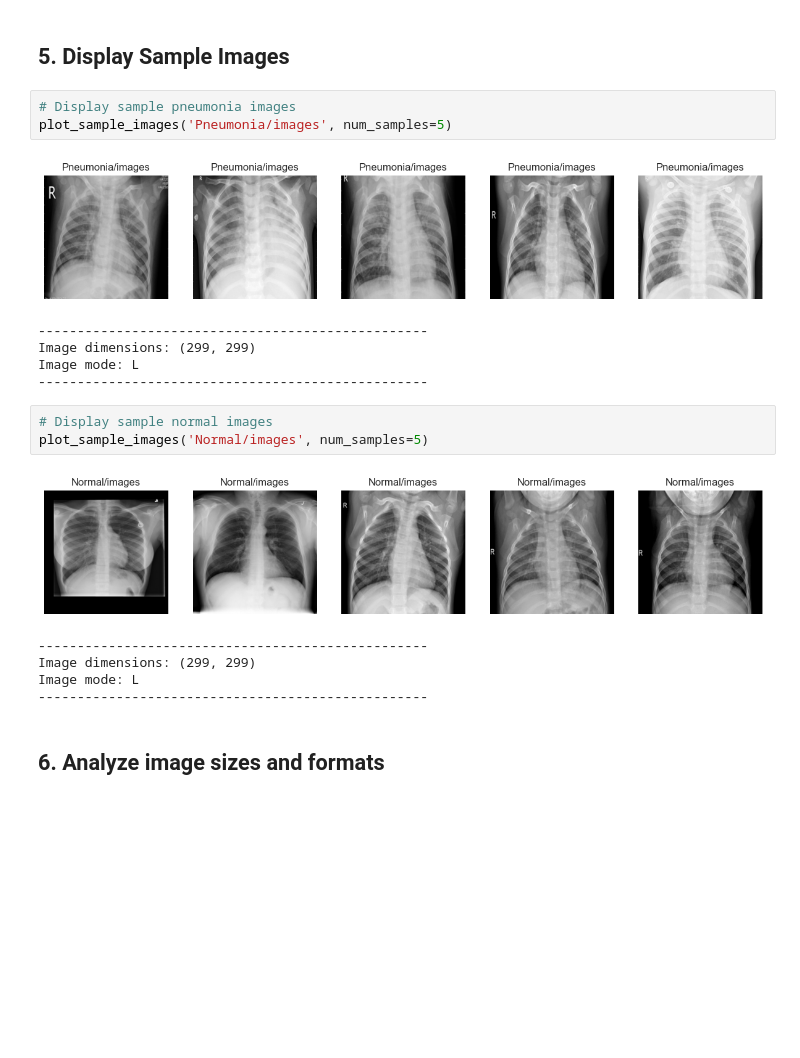
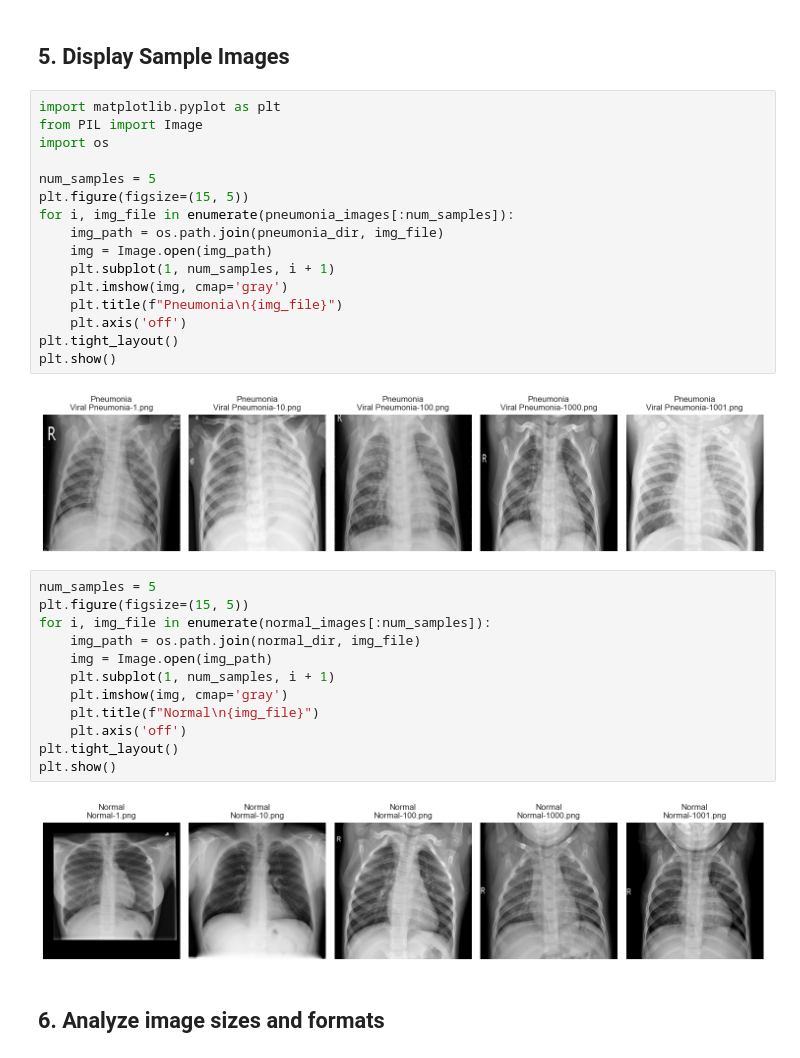
Before and after one commit to denismitali17/summative_ml_pipeline, a Jupyter notebook: notebooks/pneumonia_prediction.ipynb, the cells around one changed output. Drawn from its saved outputs; the diff is of its cells as text; blank space fills up the shorter version.

```diff
--- a/notebooks/pneumonia_prediction.ipynb
+++ b/notebooks/pneumonia_prediction.ipynb
@@ -220,23 +222,37 @@ Sample image: ..\pneumonia_dataset\Normal\images\Normal-1.png
 # %% [markdown]
 ## 5. Display Sample Images
 # %%
-# Display sample pneumonia images
-plot_sample_images('Pneumonia/images', num_samples=5)
+import matplotlib.pyplot as plt
+from PIL import Image
+import os
+
+num_samples = 5
+plt.figure(figsize=(15, 5))
+for i, img_file in enumerate(pneumonia_images[:num_samples]):
+	img_path = os.path.join(pneumonia_dir, img_file)
+	img = Image.open(img_path)
+	plt.subplot(1, num_samples, i + 1)
+	plt.imshow(img, cmap='gray')
+	plt.title(f"Pneumonia\n{img_file}")
+	plt.axis('off')
+plt.tight_layout()
+plt.show()
 # %% [output]
-[figure, old version]
+[figure, new version]
---------------------------------------------------
-Image dimensions: (299, 299)
-Image mode: L
---------------------------------------------------
 # %%
-# Display sample normal images
-plot_sample_images('Normal/images', num_samples=5)
+num_samples = 5
+plt.figure(figsize=(15, 5))
+for i, img_file in enumerate(normal_images[:num_samples]):
+	img_path = os.path.join(normal_dir, img_file)
+	img = Image.open(img_path)
+	plt.subplot(1, num_samples, i + 1)
+	plt.imshow(img, cmap='gray')
+	plt.title(f"Normal\n{img_file}")
+	plt.axis('off')
+plt.tight_layout()
+plt.show()
 # %% [output]
-[figure, old version]
+[figure, new version]
---------------------------------------------------
-Image dimensions: (299, 299)
-Image mode: L
---------------------------------------------------
 # %% [markdown]
 ## 6. Analyze image sizes and formats
 # %%
```
Also changed, not shown: parts of 4 cells of this notebook, 7 other files.
